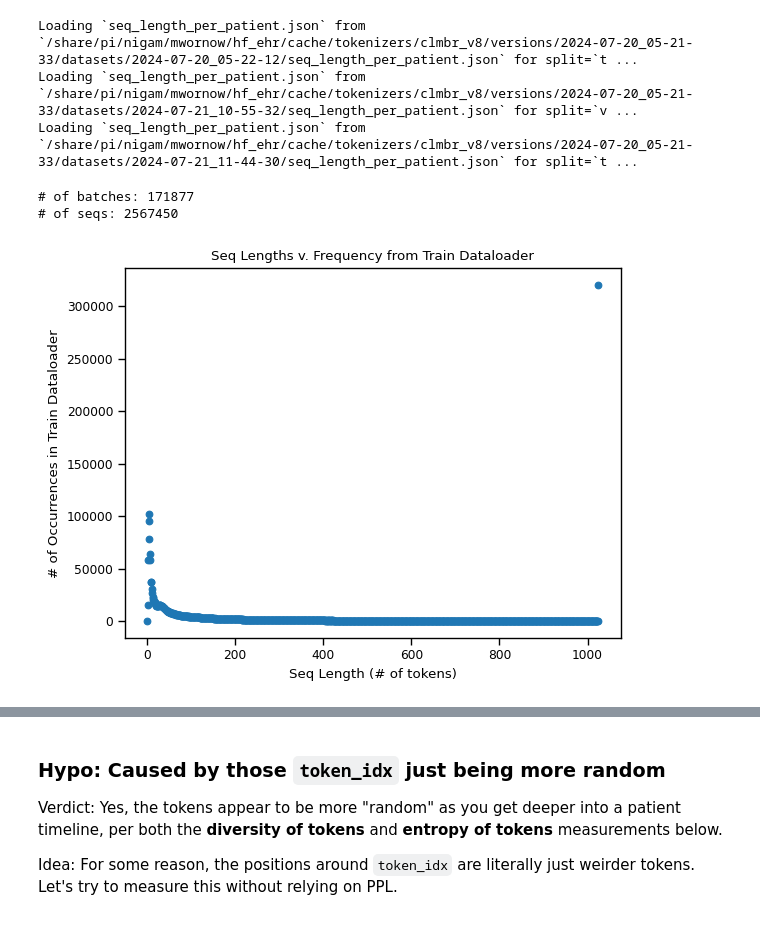
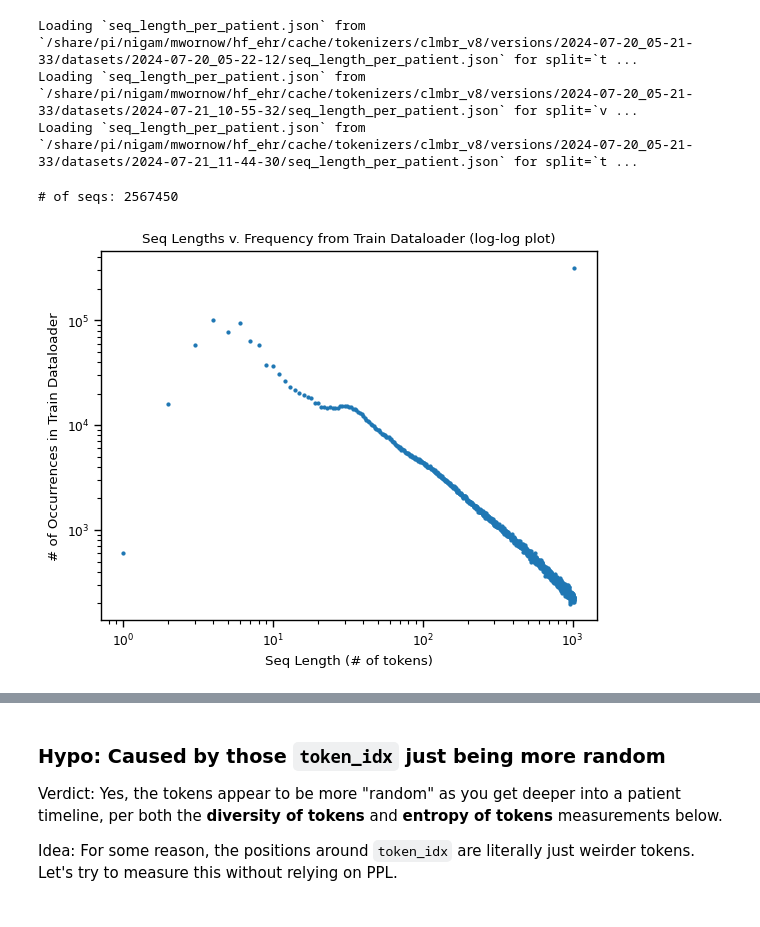
Before and after one commit to som-shahlab/hf_ehr, a Jupyter notebook: hf_ehr/notebooks/val_ppl_plots.ipynb, the cells around one changed output, grey strips where cells are left out. Saved outputs shown, nothing was run; the diff lists cells and outputs as text; code cells hidden in the pictures.

```diff
--- a/hf_ehr/notebooks/val_ppl_plots.ipynb
+++ b/hf_ehr/notebooks/val_ppl_plots.ipynb
@@ -403,14 +394,19 @@ Loading `seq_length_per_patient.json` from `/share/pi/nigam/mwornow/hf_ehr/cache
 Loading `seq_length_per_patient.json` from `/share/pi/nigam/mwornow/hf_ehr/cache/tokenizers/clmbr_v8/versions/2024-07-20_05-21-33/datasets/2024-07-21_11-44-30/seq_length_per_patient.json` for split=`t ...
 # %%
 # Loop through train dataloader, keeping track of all sequence lengths seen
-train_seq_lengths: List[int] = []
-for batch in tqdm(dataloaders['train']):
-    lengths = batch['tokens']['attention_mask'].sum(dim=1)
-    assert len(lengths) == len(batch['patient_ids'])
-    train_seq_lengths.extend(lengths)
-train_seq_lengths = [ x.item() for x in train_seq_lengths ]
-print("# of batches:", len(dataloaders['train']))
+if os.path.exists('cache--train_seq_lengths.json'):
+    data = json.load(open('cache--train_seq_lengths.json', 'r'))
+    train_seq_lengths: List[int] = data['train_seq_lengths']
+    assert data['path_to_base_results'] == path_to_base_results, f"Mismatch in path_to_base_results"
+else:
+    train_seq_lengths: List[int] = []
+    for batch in tqdm(dataloaders['train']):
+        lengths = batch['tokens']['attention_mask'].sum(dim=1)
+        assert len(lengths) == len(batch['patient_ids'])
+        train_seq_lengths.extend(lengths)
+    train_seq_lengths = [ x.item() for x in train_seq_lengths ]
+    json.dump({ 'train_seq_lengths' : train_seq_lengths, 'path_to_base_results' : path_to_base_results, }, open('cache--train_seq_lengths.json', 'w'))
+    print("# of batches:", len(dataloaders['train']))
 print("# of seqs:", len(train_seq_lengths))
 # %% [output]
-# of batches: 171877
 # of seqs: 2567450
@@ -419,14 +413,16 @@ json.dump({ 'train_seq_lengths' : train_seq_lengths, 'path_to_base_results' : pa
 # %%
 # Plot histogram of sequence lengths
 from collections import Counter
 
 counter = Counter(train_seq_lengths)
-plt.scatter(list(counter.keys()), list(counter.values()))
-plt.title('Seq Lengths v. Frequency from Train Dataloader')
+plt.scatter(list(counter.keys()), list(counter.values()), s=5)
+plt.yscale('log')
+plt.xscale('log')
+plt.title('Seq Lengths v. Frequency from Train Dataloader (log-log plot)')
 plt.xlabel('Seq Length (# of tokens)')
 plt.ylabel('# of Occurrences in Train Dataloader')
 
 # Show plot
 plt.show()
 # %% [output]
-[figure, old version]
+[figure, new version]
```
Also changed, not shown: parts of 10 cells of this notebook, 21 other files.
